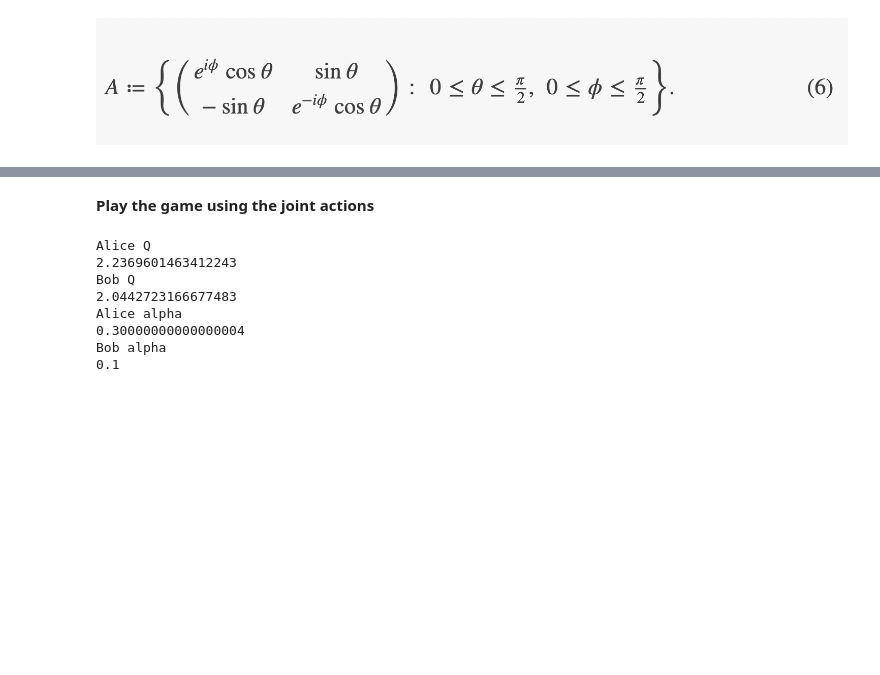
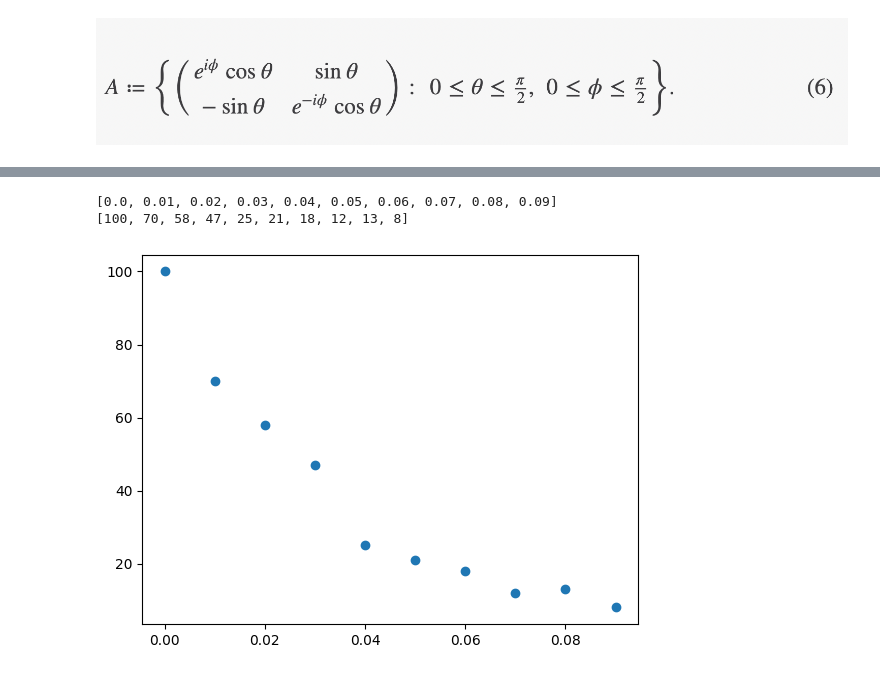
Before and after one commit to DarkStarQuantumLab/Qauntum-trading-a-disturbance-in-the-force-of-supply-and-demand, a Jupyter notebook: HFT_Qlearning.ipynb, the cells around one changed output, grey strips where cells are left out. Saved outputs shown, nothing was run; the diff lists cells and outputs as text; code cells hidden in the pictures; blank space fills up the shorter version.

```diff
--- a/HFT_Qlearning.ipynb
+++ b/HFT_Qlearning.ipynb
@@ -323,2 +177,0 @@ def epsilon_Greedy_Policy_3x3(epsilon, playerName):
-# %% [markdown]
-**Play the game using the joint actions**
@@ -354,21 +178,16 @@ for t in range(num_of_games):
-# %%
-for i in range(len(Q_Alice)):
-  if(Q_Alice[i] > 2 and Q_Bob[i]>2):
-    print("Alice Q")
-    print(Q_Alice[i])
-    print("Bob Q")
-    print(Q_Bob[i])
-    print("Alice alpha")
-    print(learning_rate_Alice_list[i])
-    print("Bob alpha")
-    print(learning_rate_Bob_list[i])
-    print('\n')
-# %% [output]
-Alice Q
-2.2369601463412243
-Bob Q
-2.0442723166677483
-Alice alpha
-0.30000000000000004
-Bob alpha
-0.1
+# %%
+print(epsilonArray)
+print(payoffPercentage3_3)
+# %% [output]
+[0.0, 0.01, 0.02, 0.03, 0.04, 0.05, 0.06, 0.07, 0.08, 0.09]
+[100, 70, 58, 47, 25, 21, 18, 12, 13, 8]
+# %%
+import matplotlib.pyplot as plt
+
+x = epsilonArray
+y = payoffPercentage3_3
+
+plt.scatter(x, y)
+plt.show()
+# %% [output]
+[figure, added]
```
Also changed, not shown: parts of 23 cells of this notebook.
